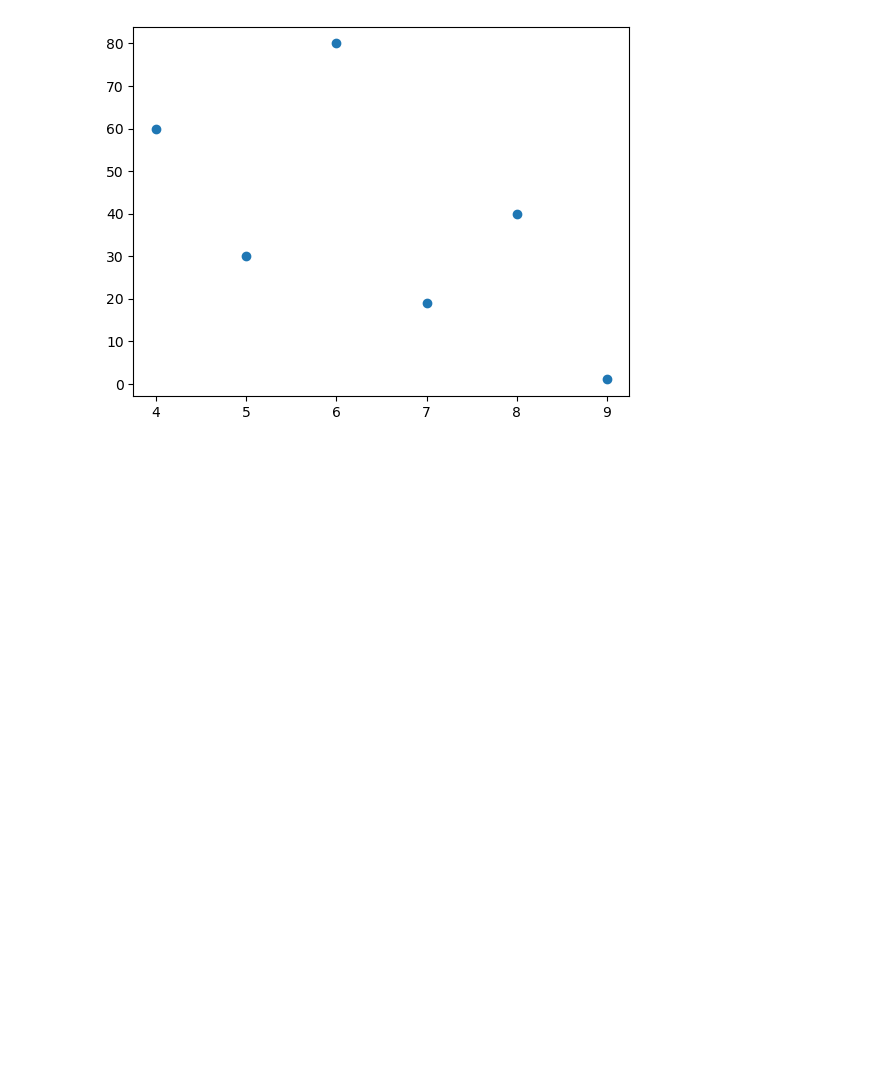
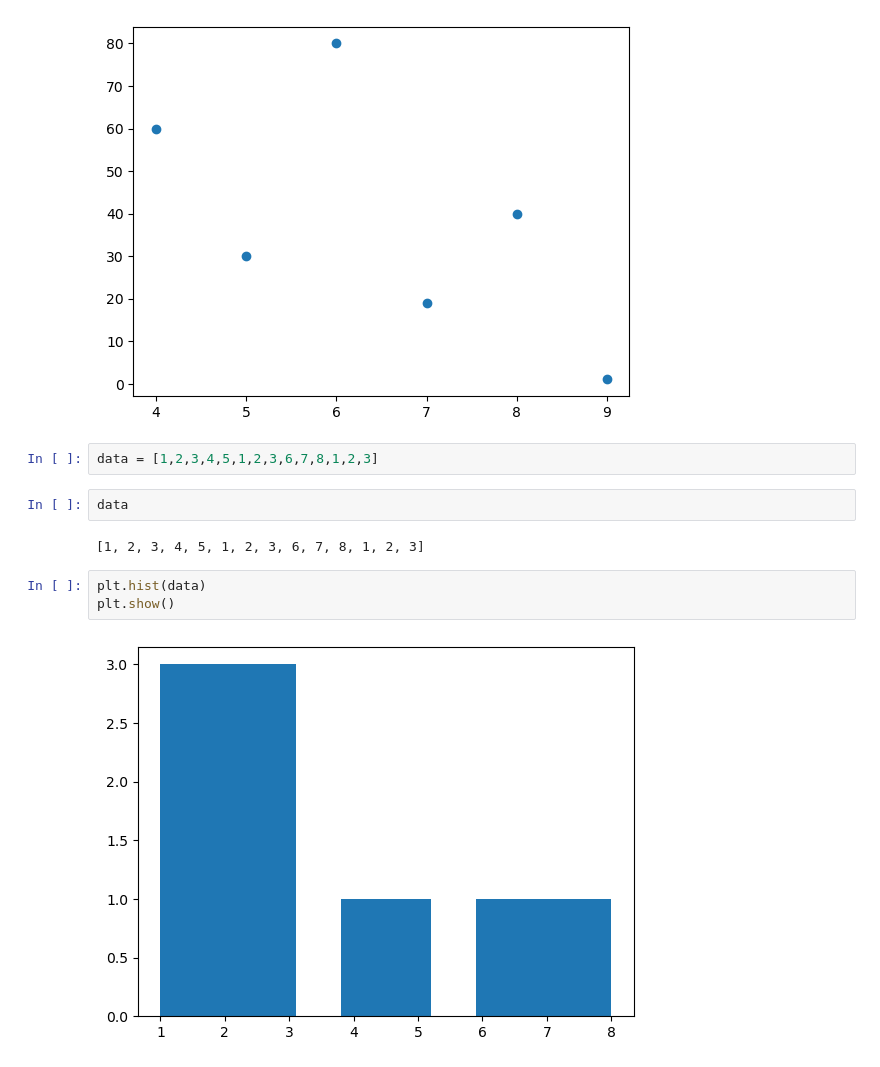
Before and after one commit to PranavAvasthi/Matplotlib, a Jupyter notebook: matplotlib_lib.ipynb, the cells around one changed output. Saved outputs shown, nothing was run; the diff lists cells and outputs as text; blank space fills up the shorter version.

Commit message:
Histogram

```diff
--- a/matplotlib_lib.ipynb
+++ b/matplotlib_lib.ipynb
@@ -286,3 +286,14 @@ plt.scatter(x,y)
 plt.show()
 # %% [output]
 [figure]
+# %%
+data = [1,2,3,4,5,1,2,3,6,7,8,1,2,3]
+# %%
+data
+# %% [output]
+[1, 2, 3, 4, 5, 1, 2, 3, 6, 7, 8, 1, 2, 3]
+# %%
+plt.hist(data)
+plt.show()
+# %% [output]
+[figure, added]
```
